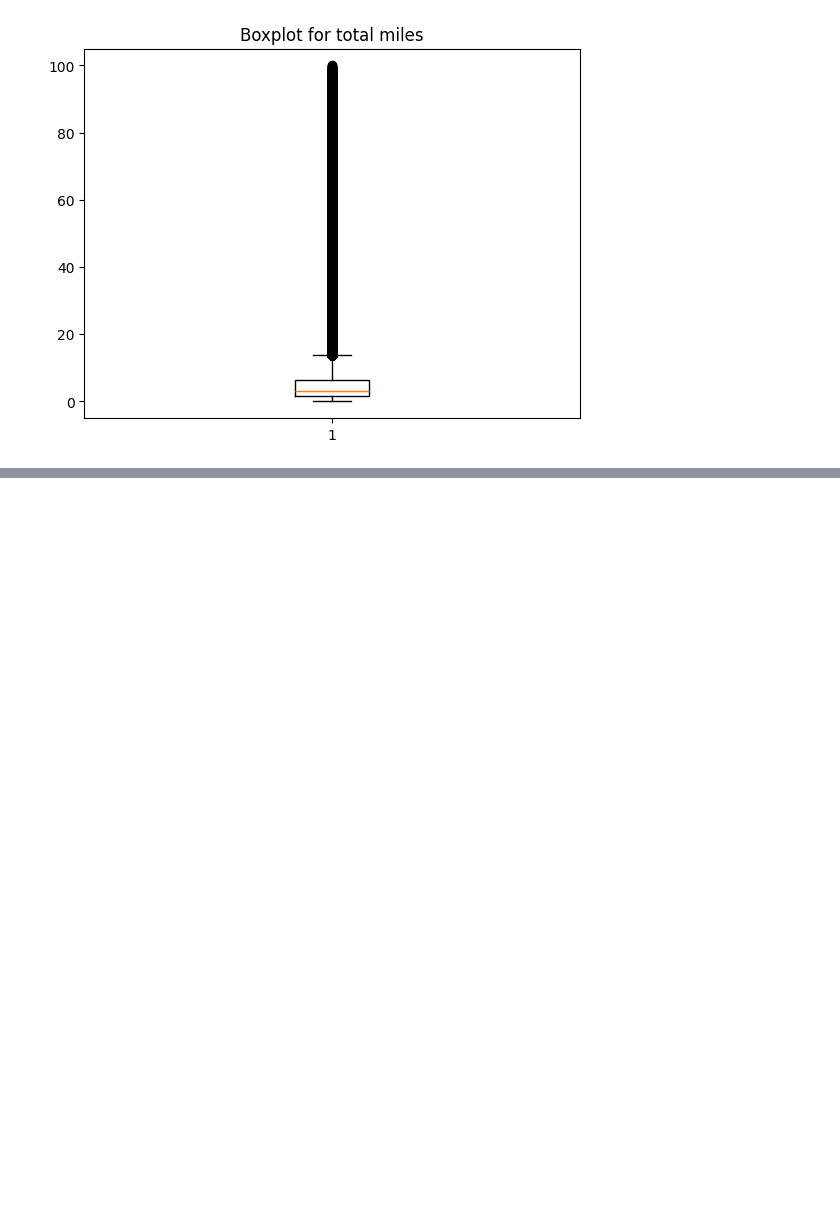
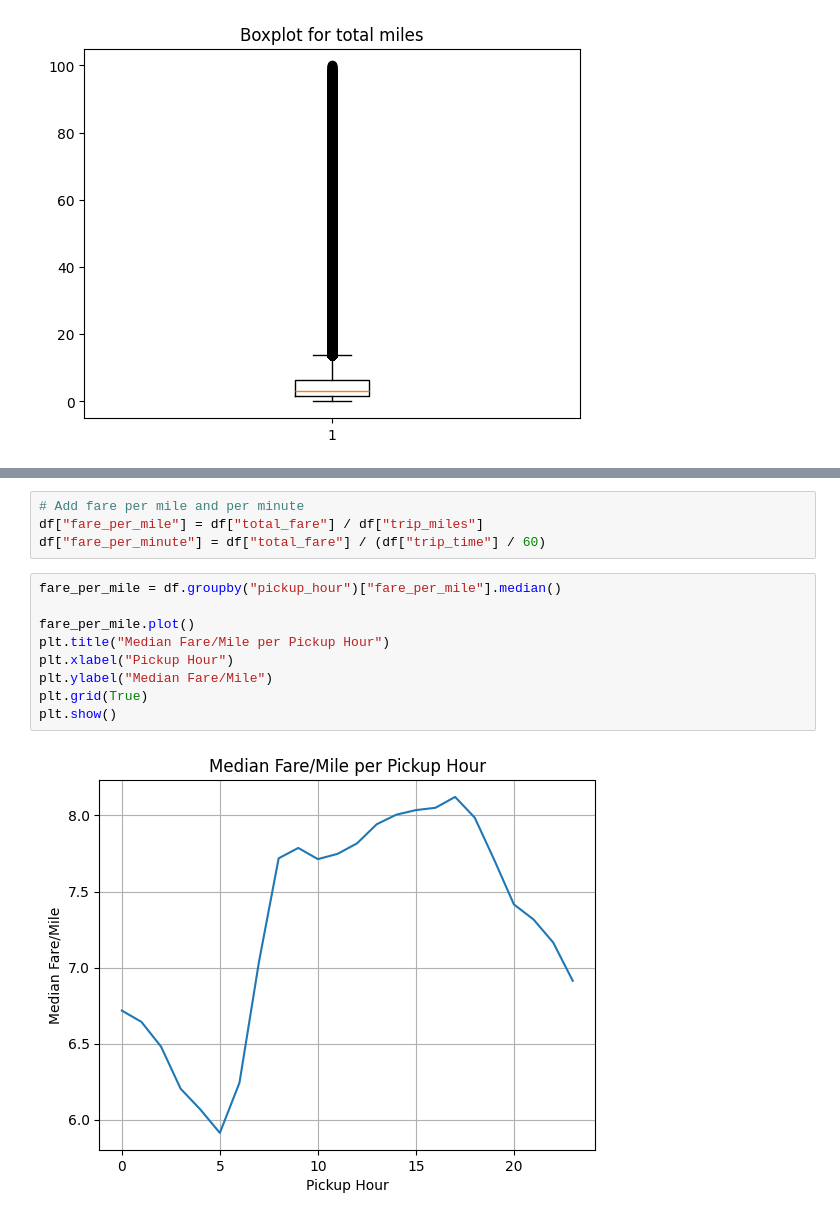
Before and after one commit to binhduong160199/DataEngineering8, a Jupyter notebook: Company_Story.ipynb, the cells around one changed output, grey strips where cells are left out. Drawn from its saved outputs; the diff is of its cells as text; blank space fills up the shorter version.

```diff
--- a/Company_Story.ipynb
+++ b/Company_Story.ipynb
@@ -136,0 +185,15 @@ plt.show()
+# %%
+# Add fare per mile and per minute
+df["fare_per_mile"] = df["total_fare"] / df["trip_miles"]
+df["fare_per_minute"] = df["total_fare"] / (df["trip_time"] / 60)
+# %%
+fare_per_mile = df.groupby("pickup_hour")["fare_per_mile"].median()
+
+fare_per_mile.plot()
+plt.title("Median Fare/Mile per Pickup Hour")
+plt.xlabel("Pickup Hour")
+plt.ylabel("Median Fare/Mile")
+plt.grid(True)
+plt.show()
+# %% [output]
+[figure, added]
```
Also changed, not shown: parts of 11 cells of this notebook, 1 other file.
